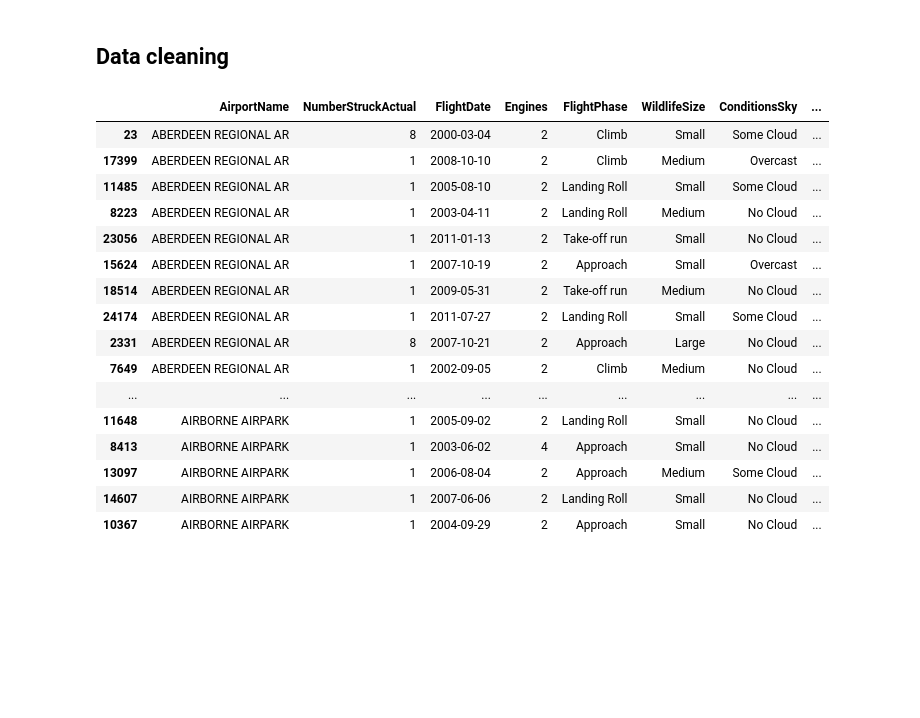
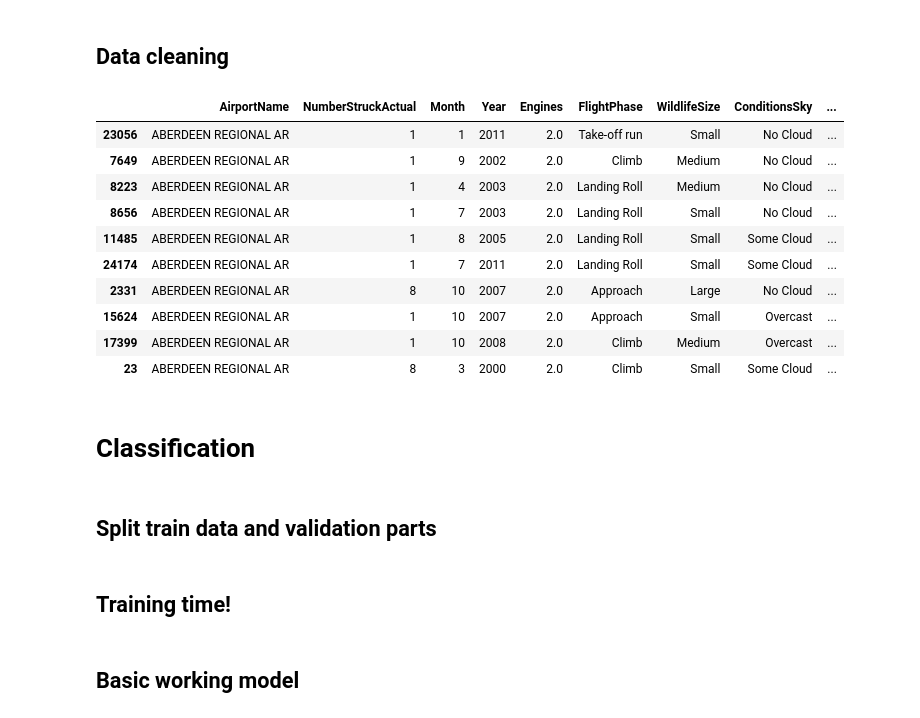
Before and after one commit to andreimocian/bird-strikes-in-aviation-classification, a Jupyter notebook: Birdstrike_classification.ipynb, the cells around one changed output. Drawn from its saved outputs; the diff is of its cells as text; code cells hidden in the pictures; blank space fills up the shorter version.

```diff
--- a/Birdstrike_classification.ipynb
+++ b/Birdstrike_classification.ipynb
@@ -5,6 +5,6 @@
 # %%
 import pandas as pd
 pd.set_option('display.max_rows', None)
-data = pd.read_csv('Bird_strikes.csv')
+df = pd.read_csv('Bird_strikes.csv')
 
-data.info()
+df.info()
@@ -11,7 +29,7 @@ data.info()
 # %% [markdown]
 ## Check for missing data
 # %%
-percent_missing = data.isnull().sum() * 100 / len(data)
+percent_missing = df.isnull().sum() * 100 / len(df)
 percent_missing.sort_values(ascending=False, inplace=True)
 print(percent_missing)
 # %% [output]
@@ -37,39 +55,38 @@ dtype: float64
 # %%
 cols_to_drop = []
 
-for column in data.columns:
+for column in df.columns:
     if percent_missing[column] > 50:
         cols_to_drop.append(column)
 
-data.drop(columns=cols_to_drop, inplace=True)
+df.drop(columns=cols_to_drop, inplace=True)
 
 # Data manipulation
-data['FlightDate'] = pd.to_datetime(data['FlightDate'], format="%m/%d/%y %H:%M")
-data['IsAircraftLarge?'] = data['IsAircraftLarge?'] == 'Yes'
-data['Engines'] = data['Engines'].fillna(data['Engines'].mode().iloc[0]) #Fill with most common value
+df['FlightDate'] = pd.to_datetime(df['FlightDate'], format="%m/%d/%y %H:%M")
+df['Year'] = df['FlightDate'].dt.year
+df['Month'] = df['FlightDate'].dt.month
+df['IsAircraftLarge?'] = df['IsAircraftLarge?'] == 'Yes'
+df['Damage'] = df['Damage'] == 'Caused damage'
+df['Engines'] = df['Engines'].fillna(df['Engines'].mode().iloc[0]) #Fill with most common value
 
-columns_to_keep = ["AirportName", "NumberStruckActual", "FlightDate", "Engines", "FlightPhase", "WildlifeSize", "ConditionsSky", "WildlifeSpecies", "Altitude", "IsAircraftLarge?"]
+columns_to_keep = ["AirportName", "NumberStruckActual", "Month", "Year", "Engines", "FlightPhase", "WildlifeSize", "ConditionsSky", "WildlifeSpecies", "Altitude", "IsAircraftLarge?", "Damage"]
 
-data = data[columns_to_keep]
+df = df[columns_to_keep]
 
-data.sort_values(by='AirportName', inplace=True)
+df.sort_values(by='AirportName', inplace=True)
 
-data.head(200)
+df.head(10)
 # %% [output]
-|  | AirportName | NumberStruckActual | FlightDate | Engines | FlightPhase | WildlifeSize | ConditionsSky | ... |
-| 23 | ABERDEEN REGIONAL AR | 8 | 2000-03-04 | 2 | Climb | Small | Some Cloud | ... |
-| 17399 | ABERDEEN REGIONAL AR | 1 | 2008-10-10 | 2 | Climb | Medium | Overcast | ... |
-| 11485 | ABERDEEN REGIONAL AR | 1 | 2005-08-10 | 2 | Landing Roll | Small | Some Cloud | ... |
-| 8223 | ABERDEEN REGIONAL AR | 1 | 2003-04-11 | 2 | Landing Roll | Medium | No Cloud | ... |
-| 23056 | ABERDEEN REGIONAL AR | 1 | 2011-01-13 | 2 | Take-off run | Small | No Cloud | ... |
-| 15624 | ABERDEEN REGIONAL AR | 1 | 2007-10-19 | 2 | Approach | Small | Overcast | ... |
-| 18514 | ABERDEEN REGIONAL AR | 1 | 2009-05-31 | 2 | Take-off run | Medium | No Cloud | ... |
-| 24174 | ABERDEEN REGIONAL AR | 1 | 2011-07-27 | 2 | Landing Roll | Small | Some Cloud | ... |
-| 2331 | ABERDEEN REGIONAL AR | 8 | 2007-10-21 | 2 | Approach | Large | No Cloud | ... |
-| 7649 | ABERDEEN REGIONAL AR | 1 | 2002-09-05 | 2 | Climb | Medium | No Cloud | ... |
-| ... | ... | ... | ... | ... | ... | ... | ... | ... |
-| 11648 | AIRBORNE AIRPARK | 1 | 2005-09-02 | 2 | Landing Roll | Small | No Cloud | ... |
-| 8413 | AIRBORNE AIRPARK | 1 | 2003-06-02 | 4 | Approach | Small | No Cloud | ... |
-| 13097 | AIRBORNE AIRPARK | 1 | 2006-08-04 | 2 | Approach | Medium | Some Cloud | ... |
-| 14607 | AIRBORNE AIRPARK | 1 | 2007-06-06 | 2 | Landing Roll | Small | No Cloud | ... |
-| 10367 | AIRBORNE AIRPARK | 1 | 2004-09-29 | 2 | Approach | Small | No Cloud | ... |
+|  | AirportName | NumberStruckActual | Month | Year | Engines | FlightPhase | WildlifeSize | ConditionsSky | ... |
+| 23056 | ABERDEEN REGIONAL AR | 1 | 1 | 2011 | 2.0 | Take-off run | Small | No Cloud | ... |
+| 7649 | ABERDEEN REGIONAL AR | 1 | 9 | 2002 | 2.0 | Climb | Medium | No Cloud | ... |
+| 8223 | ABERDEEN REGIONAL AR | 1 | 4 | 2003 | 2.0 | Landing Roll | Medium | No Cloud | ... |
+| 8656 | ABERDEEN REGIONAL AR | 1 | 7 | 2003 | 2.0 | Landing Roll | Small | No Cloud | ... |
+| 11485 | ABERDEEN REGIONAL AR | 1 | 8 | 2005 | 2.0 | Landing Roll | Small | Some Cloud | ... |
+| 24174 | ABERDEEN REGIONAL AR | 1 | 7 | 2011 | 2.0 | Landing Roll | Small | Some Cloud | ... |
+| 2331 | ABERDEEN REGIONAL AR | 8 | 10 | 2007 | 2.0 | Approach | Large | No Cloud | ... |
+| 15624 | ABERDEEN REGIONAL AR | 1 | 10 | 2007 | 2.0 | Approach | Small | Overcast | ... |
+| 17399 | ABERDEEN REGIONAL AR | 1 | 10 | 2008 | 2.0 | Climb | Medium | Overcast | ... |
+| 23 | ABERDEEN REGIONAL AR | 8 | 3 | 2000 | 2.0 | Climb | Small | Some Cloud | ... |
+# %% [markdown]
+# Classification
@@ -75,0 +100,2 @@ data.head(200)
+# %% [markdown]
+## Split train data and validation parts
@@ -75,0 +106,4 @@ data.head(200)
+# %% [markdown]
+## Training time!
+# %% [markdown]
+## Basic working model
```
Also changed, not shown: parts of 22 cells of this notebook, 32 other files.
